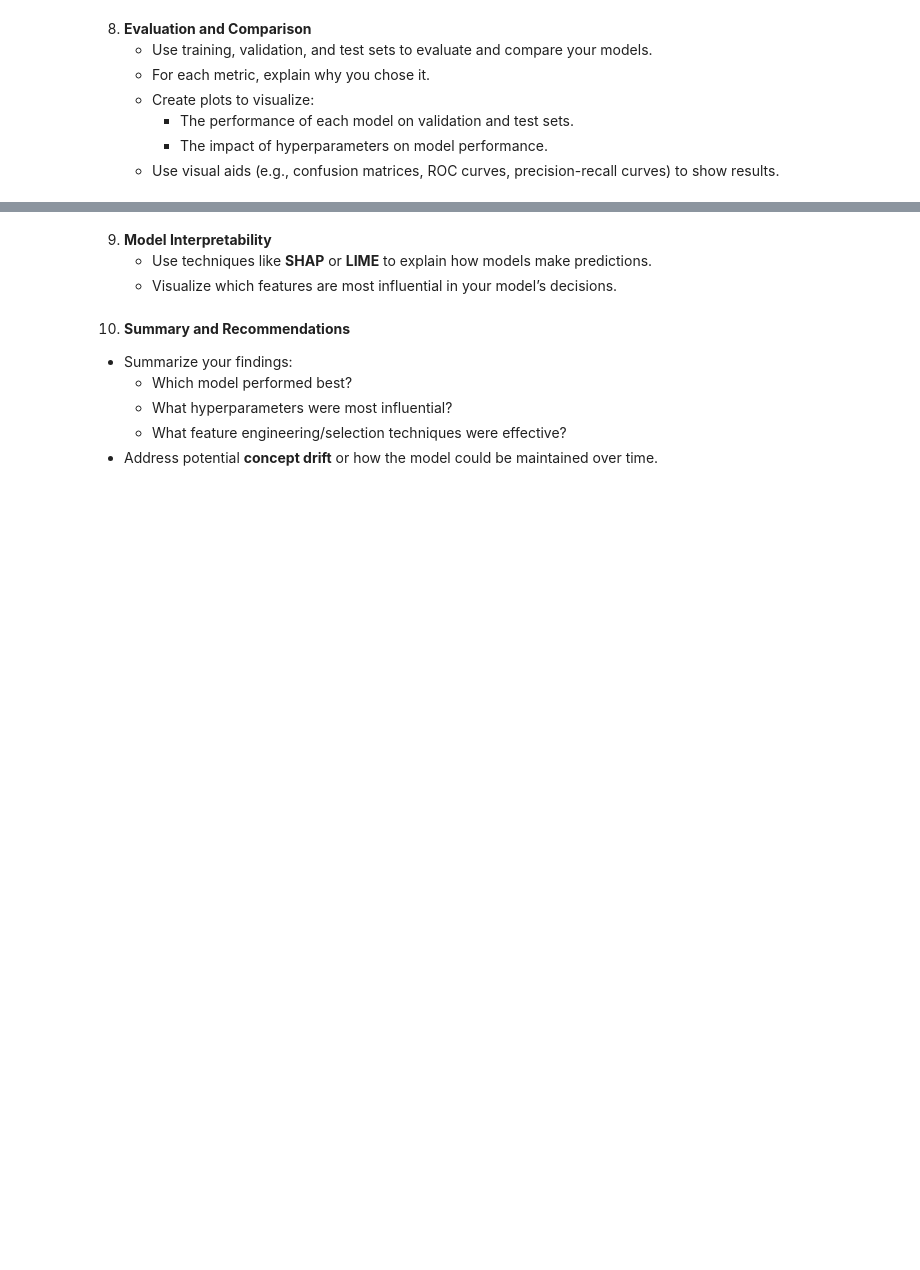
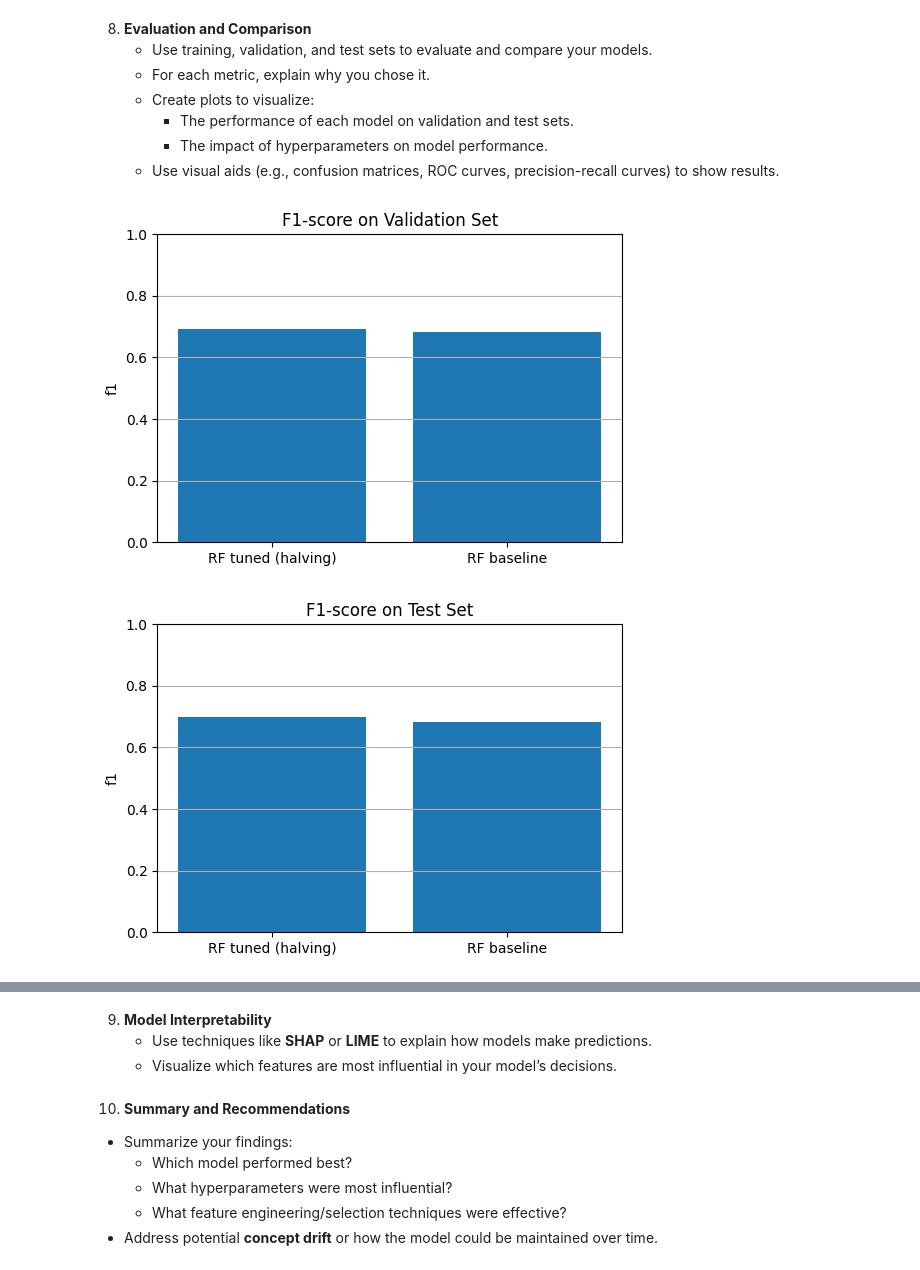
Before and after one commit to Avichay3/Full-training, a Jupyter notebook: Copy_of_Data_science_pipeline.ipynb, the cells around one changed output, grey strips where cells are left out. Cells and saved outputs as stored; diff of their text form; code cells hidden in the pictures; blank space fills up the shorter version.

```diff
--- a/Copy_of_Data_science_pipeline.ipynb
+++ b/Copy_of_Data_science_pipeline.ipynb
@@ -548,3 +621,21 @@ NameError: name 'rf_baseline' is not defined
      - The performance of each model on validation and test sets.
      - The impact of hyperparameters on model performance.
    - Use visual aids (e.g., confusion matrices, ROC curves, precision-recall curves) to show results.
+# %%
+import matplotlib.pyplot as plt
+import pandas as pd
+
+def plot_metric(df, metric, title):
+    plt.figure(figsize=(6,4))
+    plt.bar(df["model"], df[metric])
+    plt.title(title)
+    plt.ylabel(metric)
+    plt.ylim(0, 1)
+    plt.grid(axis="y")
+    plt.show()
+
+plot_metric(comp_val, "f1", "F1-score on Validation Set")
+plot_metric(comp_test, "f1", "F1-score on Test Set")
+# %% [output]
+[figure, added]
+[figure, added]
```
Also changed, not shown: parts of 9 cells of this notebook.
